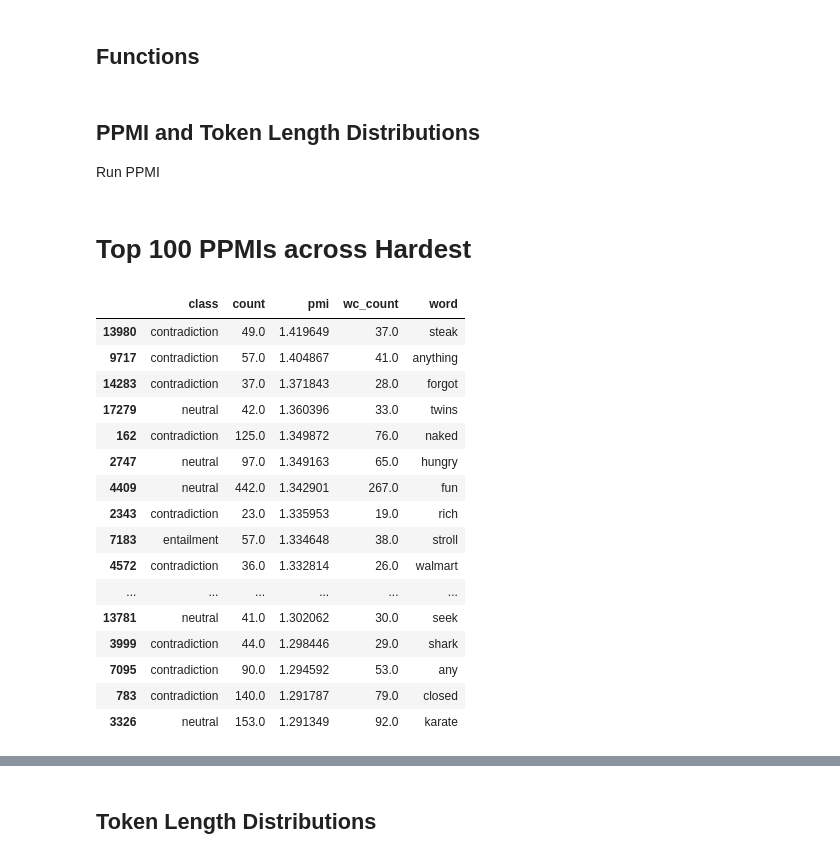
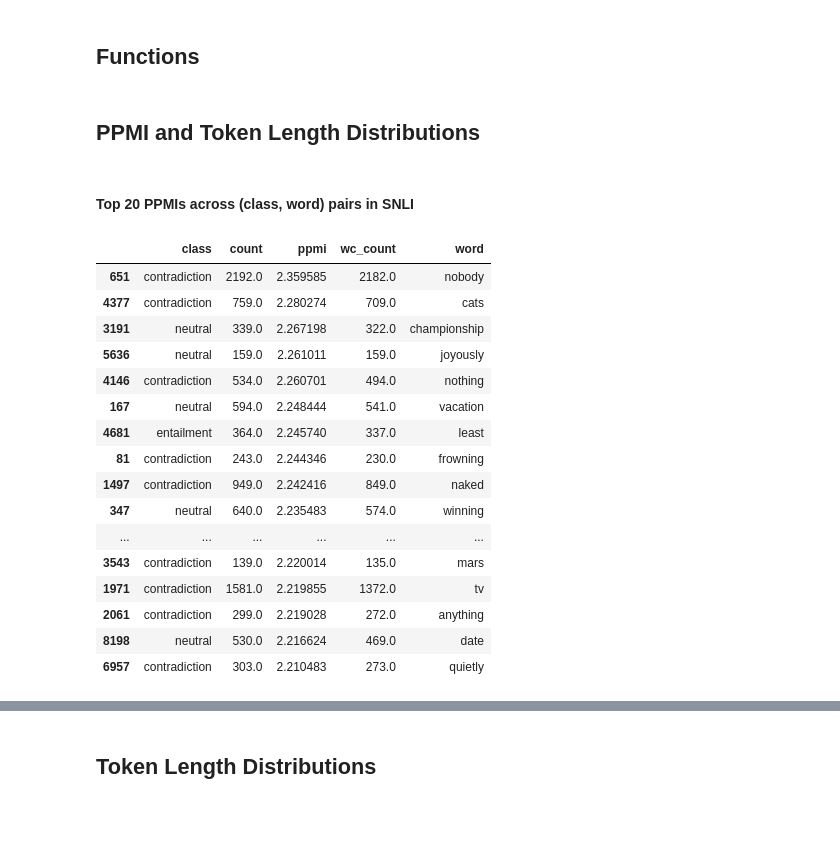
Before and after one commit to swabhs/notebooks, a Jupyter notebook: annotation_artifacts.ipynb, the cells around one changed output, grey strips where cells are left out. Drawn from its saved outputs; the diff is of its cells as text; code cells hidden in the pictures; blank space fills up the shorter version.

```diff
--- a/annotation_artifacts.ipynb
+++ b/annotation_artifacts.ipynb
@@ -100,15 +95,16 @@ def plot_characters(df):
             .plot(kind='line', legend=True, ylim=[0 , 0.0012]))
     return ax
 
-def pmi(df):
+def ppmi(df):
     """
-    PPMI
+    computes positive pointwise mutual information between labels and words in the hypothesis.
     Args:
         df -> dataframe (mnli or snli)
     Returns:
-        pmis -> pmi data
+        ppmis -> pmi data
     """
-    alpha = 10.0
+    alpha = 10.0  # for smoothing
+
     # get joint (w,c) counts
     Px = []
     Py = []
@@ -126,7 +122,7 @@ def pmi(df):
     total_word_count = sum(Px.values())
 
     # get c counts
-    pmis = []
+    ppmis = []
 
     seen_pairs = {}
     total_Py = 3
@@ -139,17 +135,14 @@ def pmi(df):
                 word_cls_count = Pxy.get((word, cls), 0.0) + alpha
                 z = (float(word_cls_count) * total_word_count / (float(word_count) * float(cls_count)))
                 # ppmi
-                pmi = max([np.log(z), 0.0])
+                ppmi = max([np.log(z), 0.0])
                 output = {'word': word,
                           'class': cls,
-                          'pmi': pmi,
+                          'ppmi': ppmi,
                           'count': word_count - 3*alpha,
                           'wc_count': Pxy.get((word, cls), 0.0),}
                 seen_pairs[(word, cls)] = 1
-                pmis.append(output)
-    pmis = pd.DataFrame(pmis)
-    return pmis
+                ppmis.append(output)
+    return pd.DataFrame(ppmis)
 # %% [markdown]
 ## PPMI and Token Length Distributions
-
-Run PPMI
@@ -160,22 +149,24 @@ snli_pmi = pmi(snli)
+# %%
+snli_ppmi = ppmi(snli)
 # %% [markdown]
-# Top 100 PPMIs across Hardest
+#### Top 20 PPMIs across (class, word) pairs in SNLI
 # %%
-hardest_pmi.sort_values(by='pmi', ascending=False).head(n=20)
+snli_ppmi.sort_values(by='ppmi', ascending=False).head(n=20)
 # %% [output]
-|  | class | count | pmi | wc_count | word |
-| 13980 | contradiction | 49.0 | 1.419649 | 37.0 | steak |
-| 9717 | contradiction | 57.0 | 1.404867 | 41.0 | anything |
-| 14283 | contradiction | 37.0 | 1.371843 | 28.0 | forgot |
-| 17279 | neutral | 42.0 | 1.360396 | 33.0 | twins |
-| 162 | contradiction | 125.0 | 1.349872 | 76.0 | naked |
-| 2747 | neutral | 97.0 | 1.349163 | 65.0 | hungry |
-| 4409 | neutral | 442.0 | 1.342901 | 267.0 | fun |
-| 2343 | contradiction | 23.0 | 1.335953 | 19.0 | rich |
-| 7183 | entailment | 57.0 | 1.334648 | 38.0 | stroll |
-| 4572 | contradiction | 36.0 | 1.332814 | 26.0 | walmart |
+|  | class | count | ppmi | wc_count | word |
+| 651 | contradiction | 2192.0 | 2.359585 | 2182.0 | nobody |
+| 4377 | contradiction | 759.0 | 2.280274 | 709.0 | cats |
+| 3191 | neutral | 339.0 | 2.267198 | 322.0 | championship |
+| 5636 | neutral | 159.0 | 2.261011 | 159.0 | joyously |
+| 4146 | contradiction | 534.0 | 2.260701 | 494.0 | nothing |
+| 167 | neutral | 594.0 | 2.248444 | 541.0 | vacation |
+| 4681 | entailment | 364.0 | 2.245740 | 337.0 | least |
+| 81 | contradiction | 243.0 | 2.244346 | 230.0 | frowning |
+| 1497 | contradiction | 949.0 | 2.242416 | 849.0 | naked |
+| 347 | neutral | 640.0 | 2.235483 | 574.0 | winning |
 | ... | ... | ... | ... | ... | ... |
-| 13781 | neutral | 41.0 | 1.302062 | 30.0 | seek |
-| 3999 | contradiction | 44.0 | 1.298446 | 29.0 | shark |
-| 7095 | contradiction | 90.0 | 1.294592 | 53.0 | any |
-| 783 | contradiction | 140.0 | 1.291787 | 79.0 | closed |
-| 3326 | neutral | 153.0 | 1.291349 | 92.0 | karate |
+| 3543 | contradiction | 139.0 | 2.220014 | 135.0 | mars |
+| 1971 | contradiction | 1581.0 | 2.219855 | 1372.0 | tv |
+| 2061 | contradiction | 299.0 | 2.219028 | 272.0 | anything |
+| 8198 | neutral | 530.0 | 2.216624 | 469.0 | date |
+| 6957 | contradiction | 303.0 | 2.210483 | 273.0 | quietly |
```
Also changed, not shown: parts of 25 cells of this notebook.
